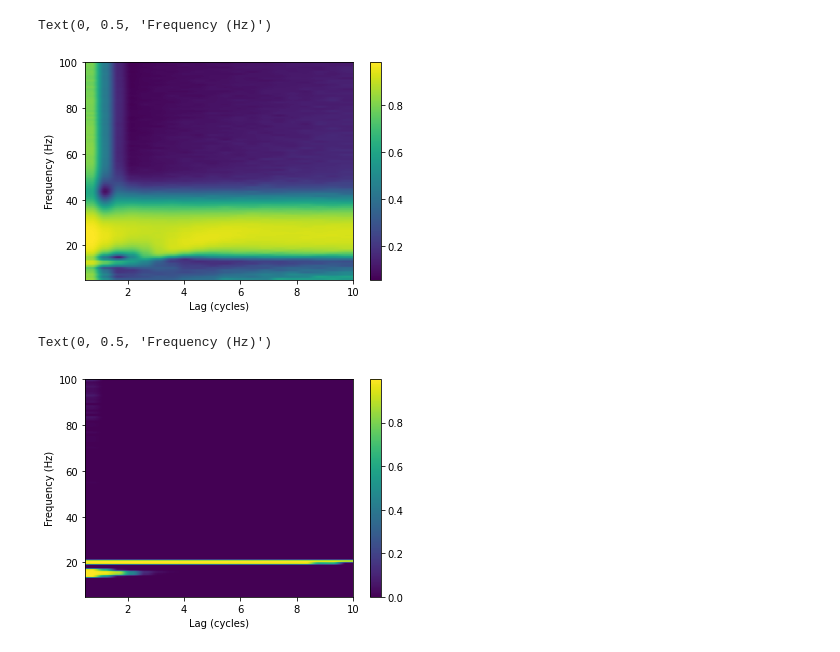
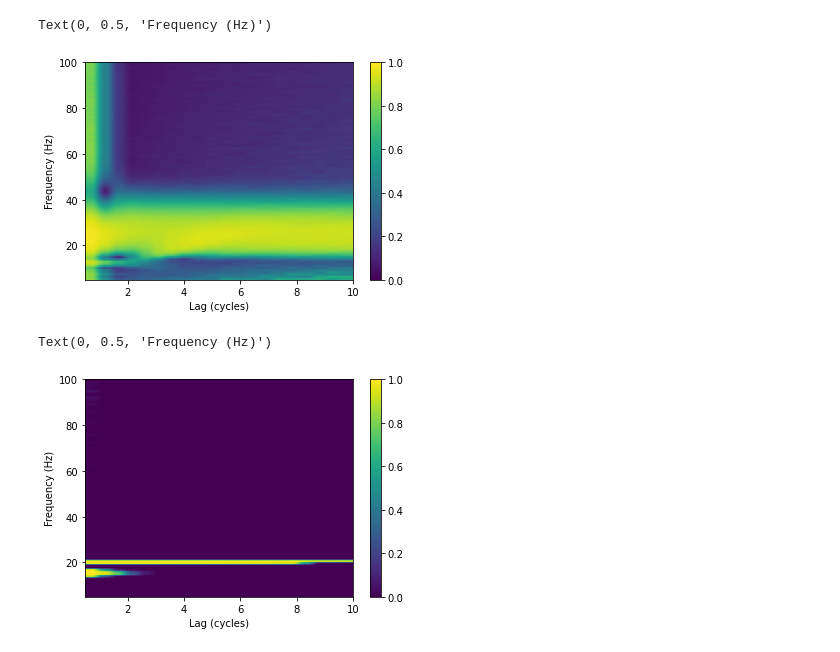
Before and after one commit to danclab/lagged_hilbert_coherence, a Jupyter notebook: python/multi_trial_demo.ipynb, the cells around one changed output. Saved outputs shown, nothing was run; the diff lists cells and outputs as text; code cells hidden in the pictures.

```diff
--- a/python/multi_trial_demo.ipynb
+++ b/python/multi_trial_demo.ipynb
@@ -89,23 +89,23 @@ freqs=np.linspace(5,100,100)
 
 trial_lcs_classic=lagged_coherence(signal, freqs, lags, srate)
 # %%
-im=plt.imshow(np.mean(trial_lcs_classic,axis=0), extent=[lags[0], lags[-1], freqs[0], freqs[-1]], origin='lower', aspect='auto')
+im=plt.imshow(np.mean(trial_lcs_classic,axis=0), extent=[lags[0], lags[-1], freqs[0], freqs[-1]], origin='lower', aspect='auto', vmin=0, vmax=1)
 plt.colorbar(im)
 plt.xlabel('Lag (cycles)')
 plt.ylabel('Frequency (Hz)')
 # %% [output]
 Text(0, 0.5, 'Frequency (Hz)')
-[figure, old version]
+[figure, new version]
 # %%
 trial_lcs_hilbert=lagged_hilbert_coherence(signal, freqs, lags, srate)
 # %%
-im=plt.imshow(np.mean(trial_lcs_hilbert,axis=0), extent=[lags[0], lags[-1], freqs[0], freqs[-1]], origin='lower', aspect='auto')
+im=plt.imshow(np.mean(trial_lcs_hilbert,axis=0), extent=[lags[0], lags[-1], freqs[0], freqs[-1]], origin='lower', aspect='auto', vmin=0, vmax=1)
 plt.colorbar(im)
 plt.xlabel('Lag (cycles)')
 plt.ylabel('Frequency (Hz)')
 # %% [output]
 Text(0, 0.5, 'Frequency (Hz)')
-[figure, old version]
+[figure, new version]
 # %%
 # Generate a simulated signal with just white noise
 
```
Also changed, not shown: parts of 4 cells of this notebook, 2 other files.
